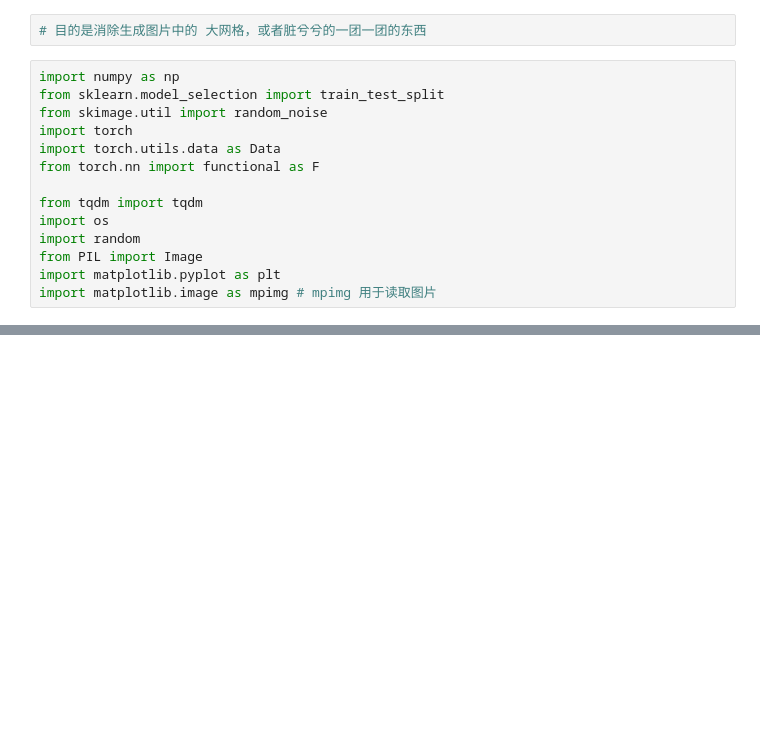
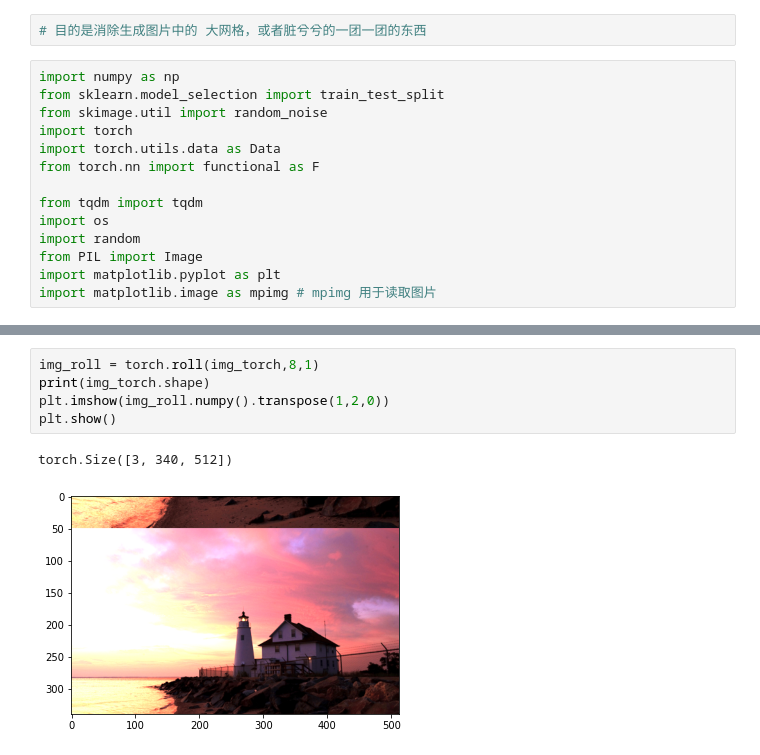
Before and after one commit to LeiGitHub1024/lowlight, a Jupyter notebook: ipynb/unionLoss.ipynb, the cells around one changed output, grey strips where cells are left out. Cells and saved outputs as stored; diff of their text form; blank space fills up the shorter version.

```diff
--- a/ipynb/unionLoss.ipynb
+++ b/ipynb/unionLoss.ipynb
@@ -94,0 +57,8 @@ plt.show()
+# %%
+img_roll = torch.roll(img_torch,8,1)
+print(img_torch.shape)
+plt.imshow(img_roll.numpy().transpose(1,2,0))
+plt.show()
+# %% [output]
+torch.Size([3, 340, 512])
+[figure, added]
```
Also changed, not shown: parts of 4 cells of this notebook, 5 other files.
